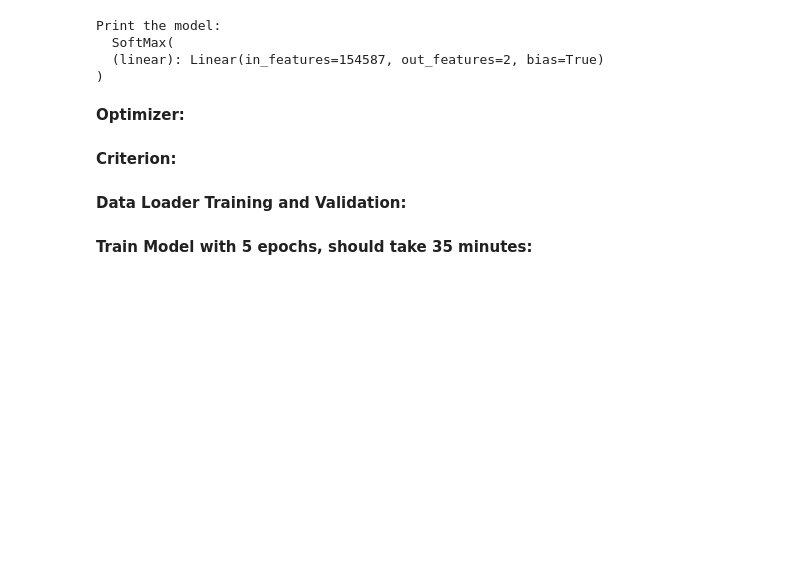
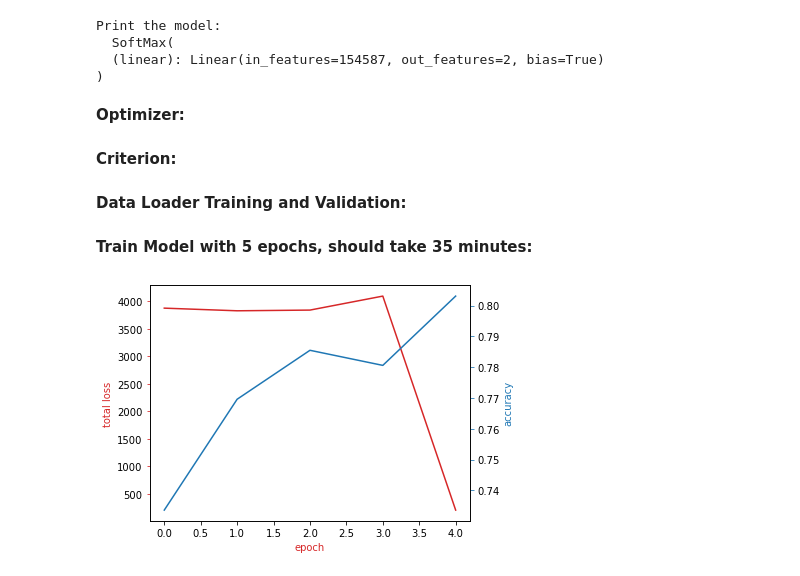
Before and after one commit to Ki-rin/PyTorch---Pre-trained-models-with-Resnet-18, a Jupyter notebook: 3.1 linear classifer Pytorch.ipynb, the cells around one changed output. Cells and saved outputs as stored; diff of their text form; code cells hidden in the pictures; blank space fills up the shorter version.

```diff
--- a/3.1 linear classifer Pytorch.ipynb
+++ b/3.1 linear classifer Pytorch.ipynb
@@ -228,3 +228,21 @@ def train_model(n_epochs):
         accuracy_list.append(accuracy)
 
 train_model(n_epochs)
+# %%
+# Plot the loss and accuracy
+
+fig, ax1 = plt.subplots()
+color = 'tab:red'
+ax1.plot(loss_list,color=color)
+ax1.set_xlabel('epoch',color=color)
+ax1.set_ylabel('total loss',color=color)
+ax1.tick_params(axis='y', color=color)
+
+ax2 = ax1.twinx()
+color = 'tab:blue'
+ax2.set_ylabel('accuracy', color=color)
+ax2.plot( accuracy_list, color=color)
+ax2.tick_params(axis='y', color=color)
+fig.tight_layout()
+# %% [output]
+[figure, added]
```
